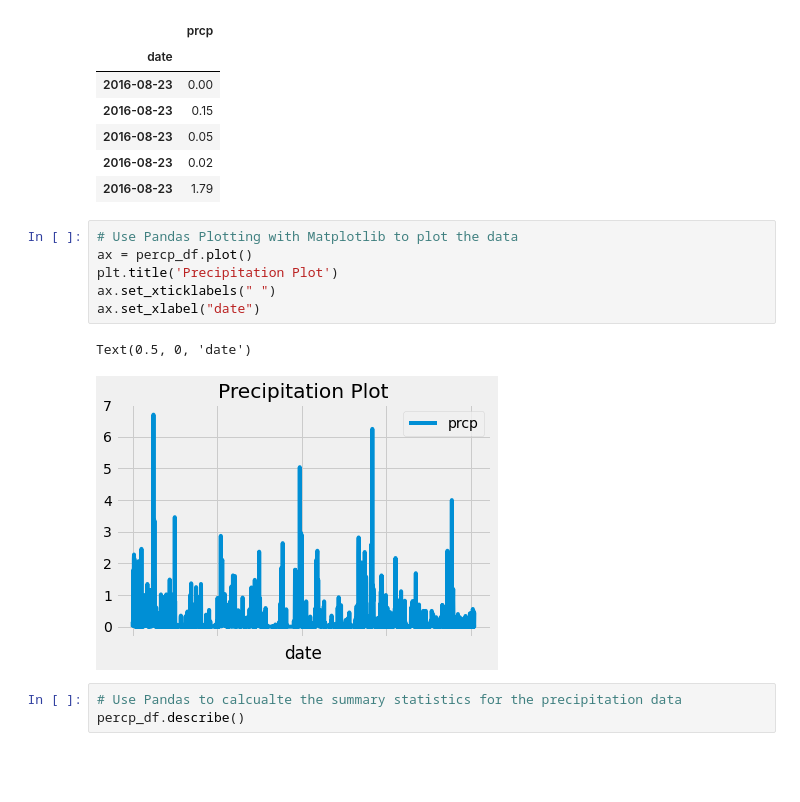
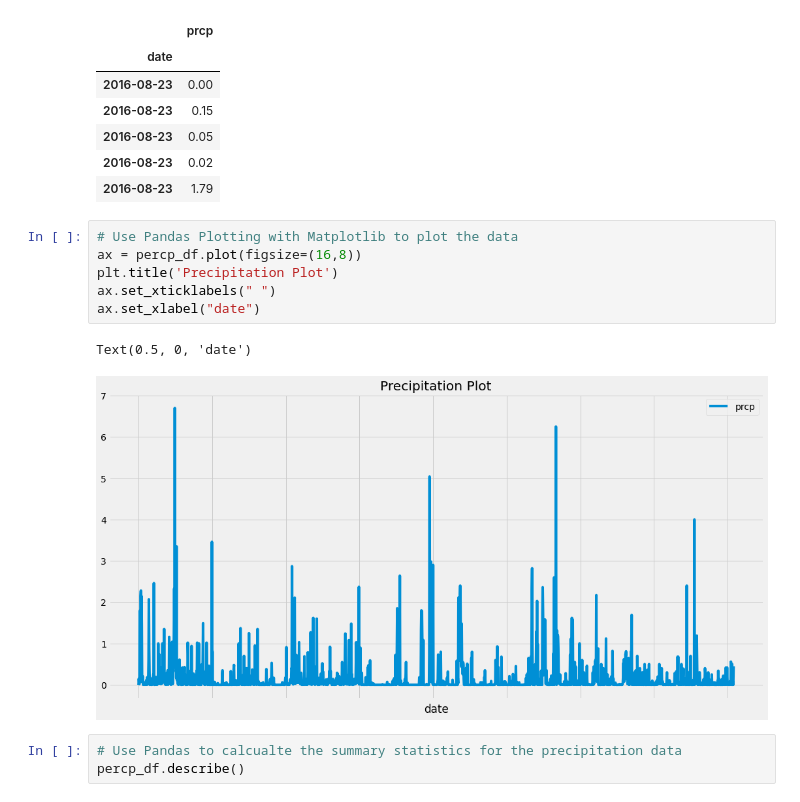
Before and after one commit to flbpilot/SQLAlchemy-Challenge, a Jupyter notebook: climate_starter.ipynb, the cells around one changed output. Saved outputs shown, nothing was run; the diff lists cells and outputs as text; blank space fills up the shorter version.

```diff
--- a/climate_starter.ipynb
+++ b/climate_starter.ipynb
@@ -93,13 +93,13 @@ percp_df.head()
 | 2016-08-23 | 1.79 |
 # %%
 # Use Pandas Plotting with Matplotlib to plot the data
-ax = percp_df.plot()
+ax = percp_df.plot(figsize=(16,8))
 plt.title('Precipitation Plot')
 ax.set_xticklabels(" ")
 ax.set_xlabel("date")
 # %% [output]
 Text(0.5, 0, 'date')
-[figure, old version]
+[figure, new version]
 # %%
 # Use Pandas to calcualte the summary statistics for the precipitation data
 percp_df.describe()
```
Also changed, not shown: parts of 5 cells of this notebook.
